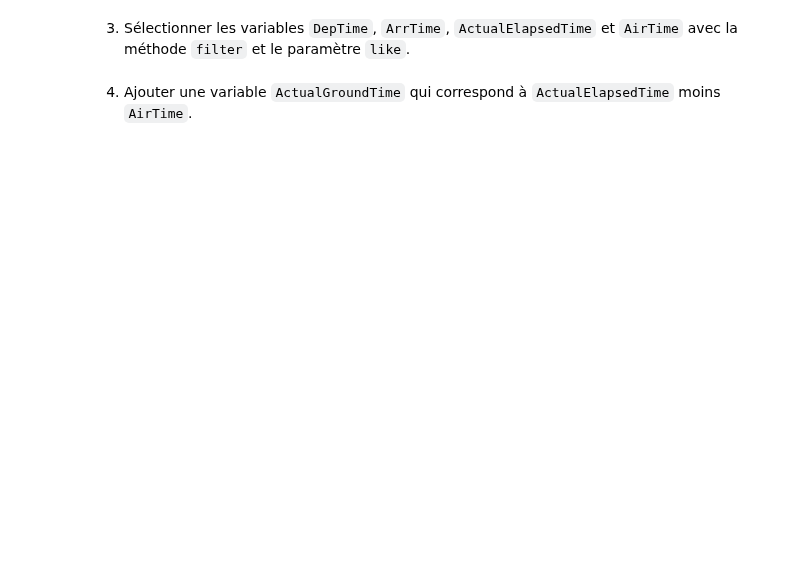
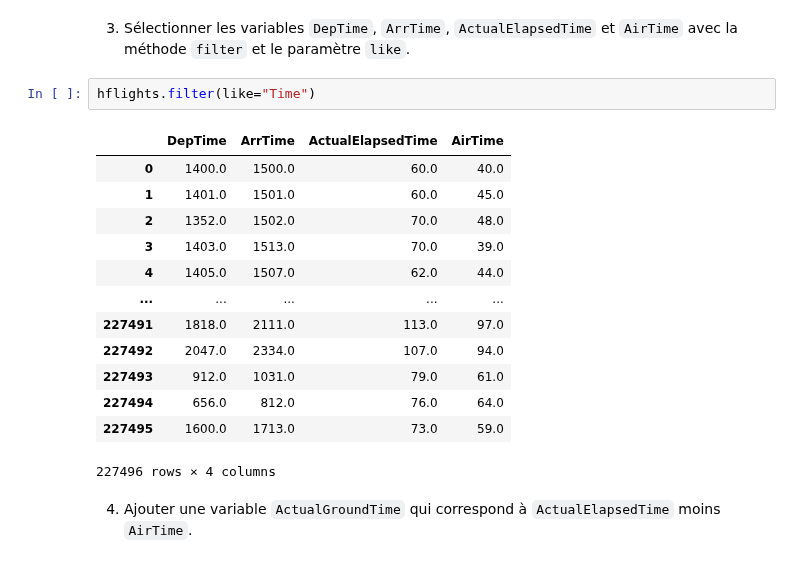
Before and after one commit to mlepennec-ensae/formation_cepe, a Jupyter notebook: notebooks/01_pandas_1.ipynb, the cells around one changed output. Drawn from its saved outputs; the diff is of its cells as text; blank space fills up the shorter version.

```diff
--- a/notebooks/01_pandas_1.ipynb
+++ b/notebooks/01_pandas_1.ipynb
@@ -33,4 +158,20 @@ Nous considérons le jeux de données `hflights` relatif à des vols au départ
 # %% [markdown]
 3. Sélectionner les variables `DepTime`, `ArrTime`, `ActualElapsedTime` et `AirTime` avec la méthode `filter` et le paramètre `like`.
+# %%
+hflights.filter(like="Time")
+# %% [output]
+|  | DepTime | ArrTime | ActualElapsedTime | AirTime |
+| 0 | 1400.0 | 1500.0 | 60.0 | 40.0 |
+| 1 | 1401.0 | 1501.0 | 60.0 | 45.0 |
+| 2 | 1352.0 | 1502.0 | 70.0 | 48.0 |
+| 3 | 1403.0 | 1513.0 | 70.0 | 39.0 |
+| 4 | 1405.0 | 1507.0 | 62.0 | 44.0 |
+| ... | ... | ... | ... | ... |
+| 227491 | 1818.0 | 2111.0 | 113.0 | 97.0 |
+| 227492 | 2047.0 | 2334.0 | 107.0 | 94.0 |
+| 227493 | 912.0 | 1031.0 | 79.0 | 61.0 |
+| 227494 | 656.0 | 812.0 | 76.0 | 64.0 |
+| 227495 | 1600.0 | 1713.0 | 73.0 | 59.0 |
+227496 rows × 4 columns
 # %% [markdown]
 4. Ajouter une variable `ActualGroundTime` qui correspond à `ActualElapsedTime` moins `AirTime`.
```
Also changed, not shown: parts of 20 cells of this notebook, 1 other file.
